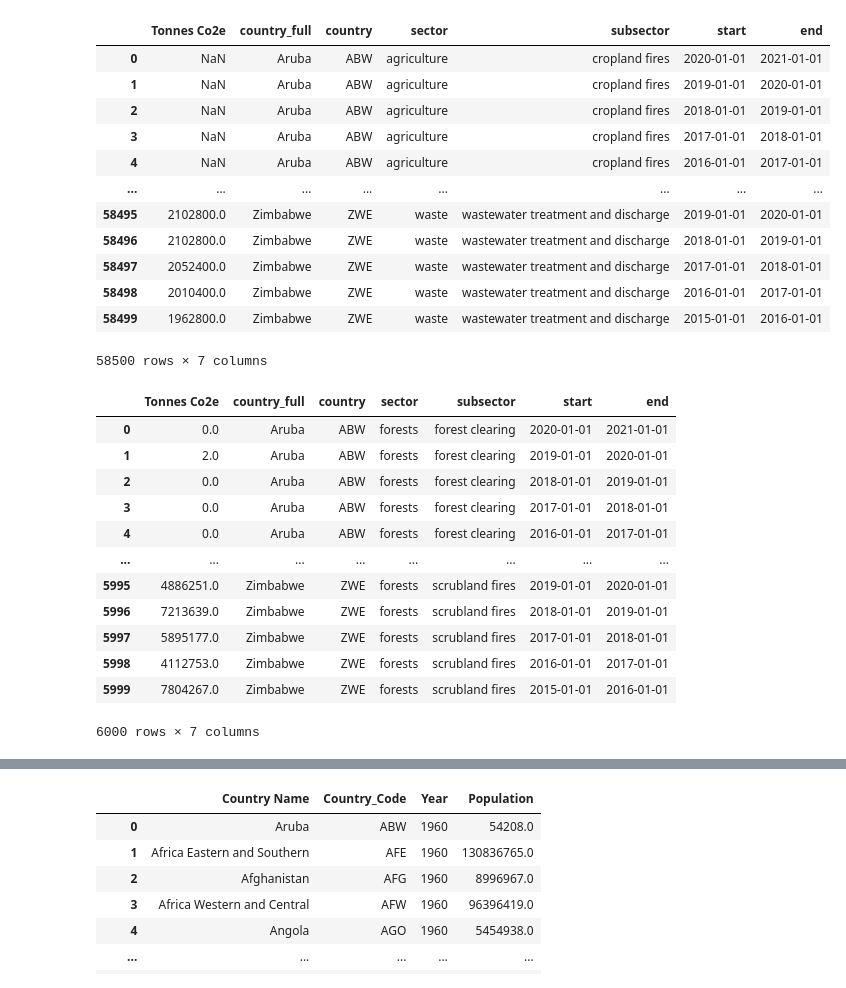
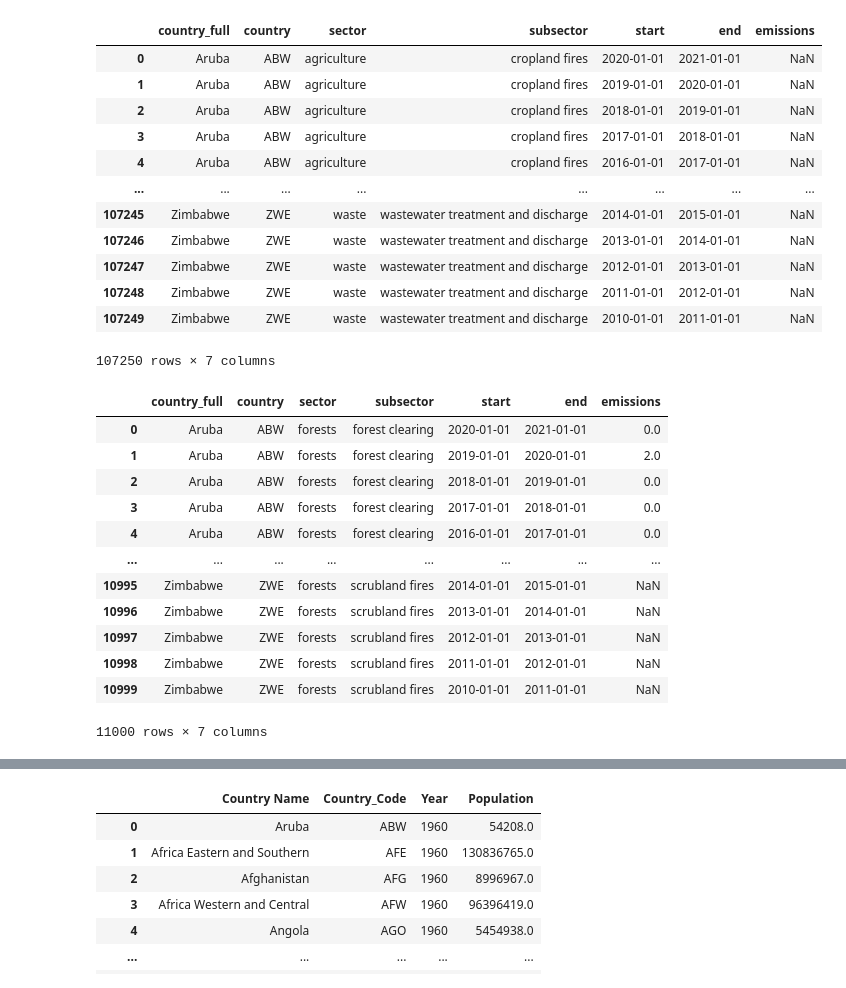
Before and after one commit to springer-chris/C02-Emissions-by-Sector, a Jupyter notebook: C02 Emissions - Climate Trace.ipynb, the cells around one changed output, grey strips where cells are left out. Saved outputs shown, nothing was run; the diff lists cells and outputs as text; code cells hidden in the pictures.

```diff
--- a/C02 Emissions - Climate Trace.ipynb
+++ b/C02 Emissions - Climate Trace.ipynb
@@ -4,40 +5,48 @@ import numpy as np
 # %%
 ### Pulled this data from https://www.climatetrace.org/inventory in 02/2022
 #### Disclaimer from the source that should be noted: "All Sectors excluding Forest and Land Use Emissions"
-df = pd.read_csv("CSVs/climatetrace_emissions_by_subsector_timeseries_all.csv")
+#df = pd.read_csv("CSVs/climatetrace_emissions_by_subsector_timeseries_all.csv")
+api_url = 'https://api.climatetrace.org/emissions_by_subsector_timeseries?'
+request_response = requests.get(url=api_url)
+json_response = json.loads(request_response.text)
+df = pd.json_normalize(json_response)
 df
 # %% [output]
-|  | Tonnes Co2e | country_full | country | sector | subsector | start | end |
-| 0 | NaN | Aruba | ABW | agriculture | cropland fires | 2020-01-01 | 2021-01-01 |
-| 1 | NaN | Aruba | ABW | agriculture | cropland fires | 2019-01-01 | 2020-01-01 |
-| 2 | NaN | Aruba | ABW | agriculture | cropland fires | 2018-01-01 | 2019-01-01 |
-| 3 | NaN | Aruba | ABW | agriculture | cropland fires | 2017-01-01 | 2018-01-01 |
-| 4 | NaN | Aruba | ABW | agriculture | cropland fires | 2016-01-01 | 2017-01-01 |
+|  | country_full | country | sector | subsector | start | end | emissions |
+| 0 | Aruba | ABW | agriculture | cropland fires | 2020-01-01 | 2021-01-01 | NaN |
+| 1 | Aruba | ABW | agriculture | cropland fires | 2019-01-01 | 2020-01-01 | NaN |
+| 2 | Aruba | ABW | agriculture | cropland fires | 2018-01-01 | 2019-01-01 | NaN |
+| 3 | Aruba | ABW | agriculture | cropland fires | 2017-01-01 | 2018-01-01 | NaN |
+| 4 | Aruba | ABW | agriculture | cropland fires | 2016-01-01 | 2017-01-01 | NaN |
 | ... | ... | ... | ... | ... | ... | ... | ... |
-| 58495 | 2102800.0 | Zimbabwe | ZWE | waste | wastewater treatment and discharge | 2019-01-01 | 2020-01-01 |
-| 58496 | 2102800.0 | Zimbabwe | ZWE | waste | wastewater treatment and discharge | 2018-01-01 | 2019-01-01 |
-| 58497 | 2052400.0 | Zimbabwe | ZWE | waste | wastewater treatment and discharge | 2017-01-01 | 2018-01-01 |
-| 58498 | 2010400.0 | Zimbabwe | ZWE | waste | wastewater treatment and discharge | 2016-01-01 | 2017-01-01 |
-| 58499 | 1962800.0 | Zimbabwe | ZWE | waste | wastewater treatment and discharge | 2015-01-01 | 2016-01-01 |
+| 107245 | Zimbabwe | ZWE | waste | wastewater treatment and discharge | 2014-01-01 | 2015-01-01 | NaN |
+| 107246 | Zimbabwe | ZWE | waste | wastewater treatment and discharge | 2013-01-01 | 2014-01-01 | NaN |
+| 107247 | Zimbabwe | ZWE | waste | wastewater treatment and discharge | 2012-01-01 | 2013-01-01 | NaN |
+| 107248 | Zimbabwe | ZWE | waste | wastewater treatment and discharge | 2011-01-01 | 2012-01-01 | NaN |
+| 107249 | Zimbabwe | ZWE | waste | wastewater treatment and discharge | 2010-01-01 | 2011-01-01 | NaN |
-58500 rows × 7 columns
+107250 rows × 7 columns
 # %%
 ###Pull data on Forestry & Land Use separately because it is not included above
-dfl = pd.read_csv("CSVs/climatetrace_forestryandlanduse.csv")
+#dfl = pd.read_csv("CSVs/climatetrace_forestryandlanduse.csv")
+api_url = 'https://api.climatetrace.org/emissions_by_subsector_timeseries?sector=forests'
+request_response = requests.get(url=api_url)
+json_response = json.loads(request_response.text)
+dfl = pd.json_normalize(json_response)
 dfl
 # %% [output]
-|  | Tonnes Co2e | country_full | country | sector | subsector | start | end |
-| 0 | 0.0 | Aruba | ABW | forests | forest clearing | 2020-01-01 | 2021-01-01 |
-| 1 | 2.0 | Aruba | ABW | forests | forest clearing | 2019-01-01 | 2020-01-01 |
-| 2 | 0.0 | Aruba | ABW | forests | forest clearing | 2018-01-01 | 2019-01-01 |
-| 3 | 0.0 | Aruba | ABW | forests | forest clearing | 2017-01-01 | 2018-01-01 |
-| 4 | 0.0 | Aruba | ABW | forests | forest clearing | 2016-01-01 | 2017-01-01 |
+|  | country_full | country | sector | subsector | start | end | emissions |
+| 0 | Aruba | ABW | forests | forest clearing | 2020-01-01 | 2021-01-01 | 0.0 |
+| 1 | Aruba | ABW | forests | forest clearing | 2019-01-01 | 2020-01-01 | 2.0 |
+| 2 | Aruba | ABW | forests | forest clearing | 2018-01-01 | 2019-01-01 | 0.0 |
+| 3 | Aruba | ABW | forests | forest clearing | 2017-01-01 | 2018-01-01 | 0.0 |
+| 4 | Aruba | ABW | forests | forest clearing | 2016-01-01 | 2017-01-01 | 0.0 |
 | ... | ... | ... | ... | ... | ... | ... | ... |
-| 5995 | 4886251.0 | Zimbabwe | ZWE | forests | scrubland fires | 2019-01-01 | 2020-01-01 |
-| 5996 | 7213639.0 | Zimbabwe | ZWE | forests | scrubland fires | 2018-01-01 | 2019-01-01 |
-| 5997 | 5895177.0 | Zimbabwe | ZWE | forests | scrubland fires | 2017-01-01 | 2018-01-01 |
-| 5998 | 4112753.0 | Zimbabwe | ZWE | forests | scrubland fires | 2016-01-01 | 2017-01-01 |
-| 5999 | 7804267.0 | Zimbabwe | ZWE | forests | scrubland fires | 2015-01-01 | 2016-01-01 |
+| 10995 | Zimbabwe | ZWE | forests | scrubland fires | 2014-01-01 | 2015-01-01 | NaN |
+| 10996 | Zimbabwe | ZWE | forests | scrubland fires | 2013-01-01 | 2014-01-01 | NaN |
+| 10997 | Zimbabwe | ZWE | forests | scrubland fires | 2012-01-01 | 2013-01-01 | NaN |
+| 10998 | Zimbabwe | ZWE | forests | scrubland fires | 2011-01-01 | 2012-01-01 | NaN |
+| 10999 | Zimbabwe | ZWE | forests | scrubland fires | 2010-01-01 | 2011-01-01 | NaN |
-6000 rows × 7 columns
+11000 rows × 7 columns
 # %%
 ##Manipulations for climate trace data cleaning
 dfb = pd.concat([df,dfl])
```
Also changed, not shown: parts of 4 cells of this notebook.
